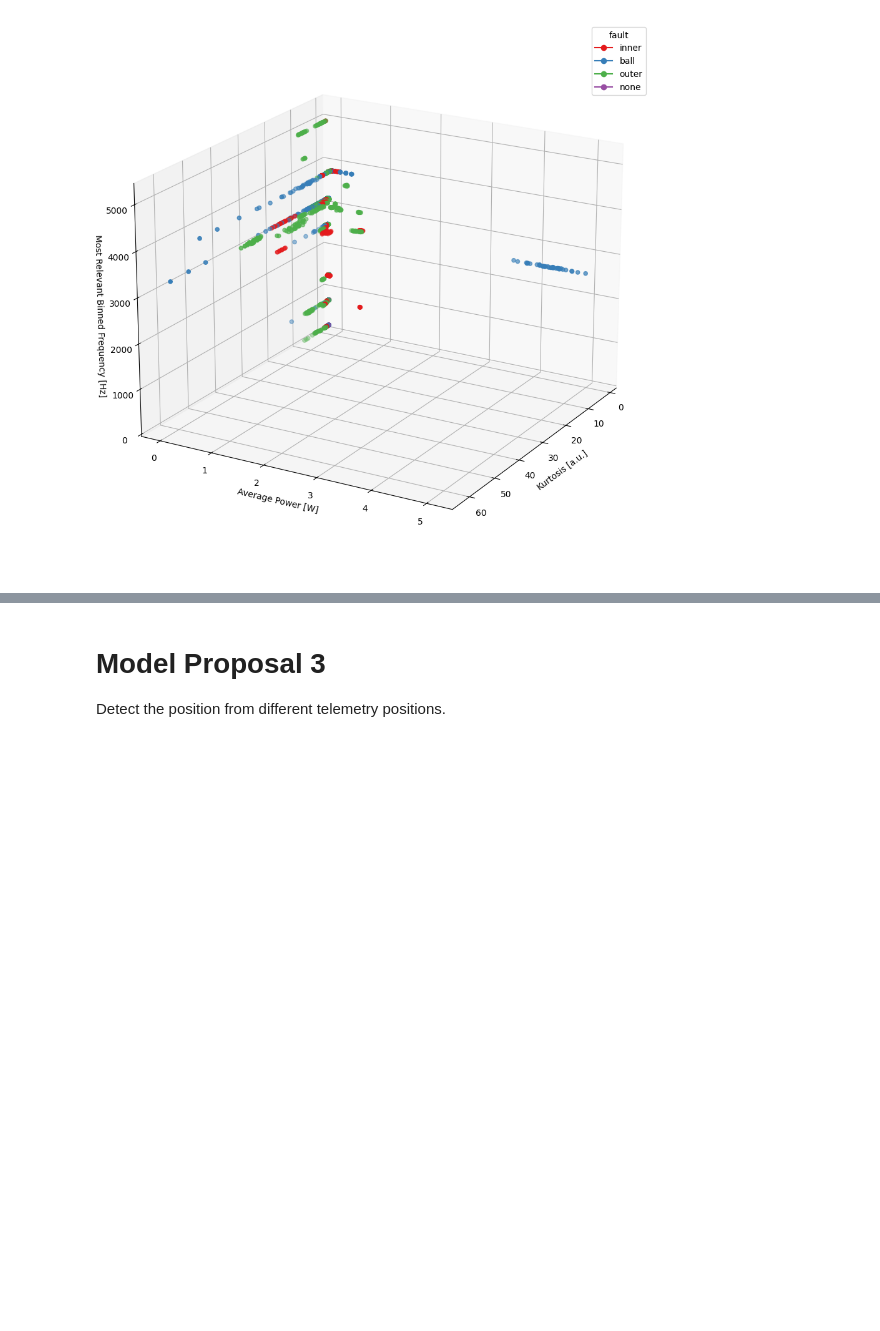
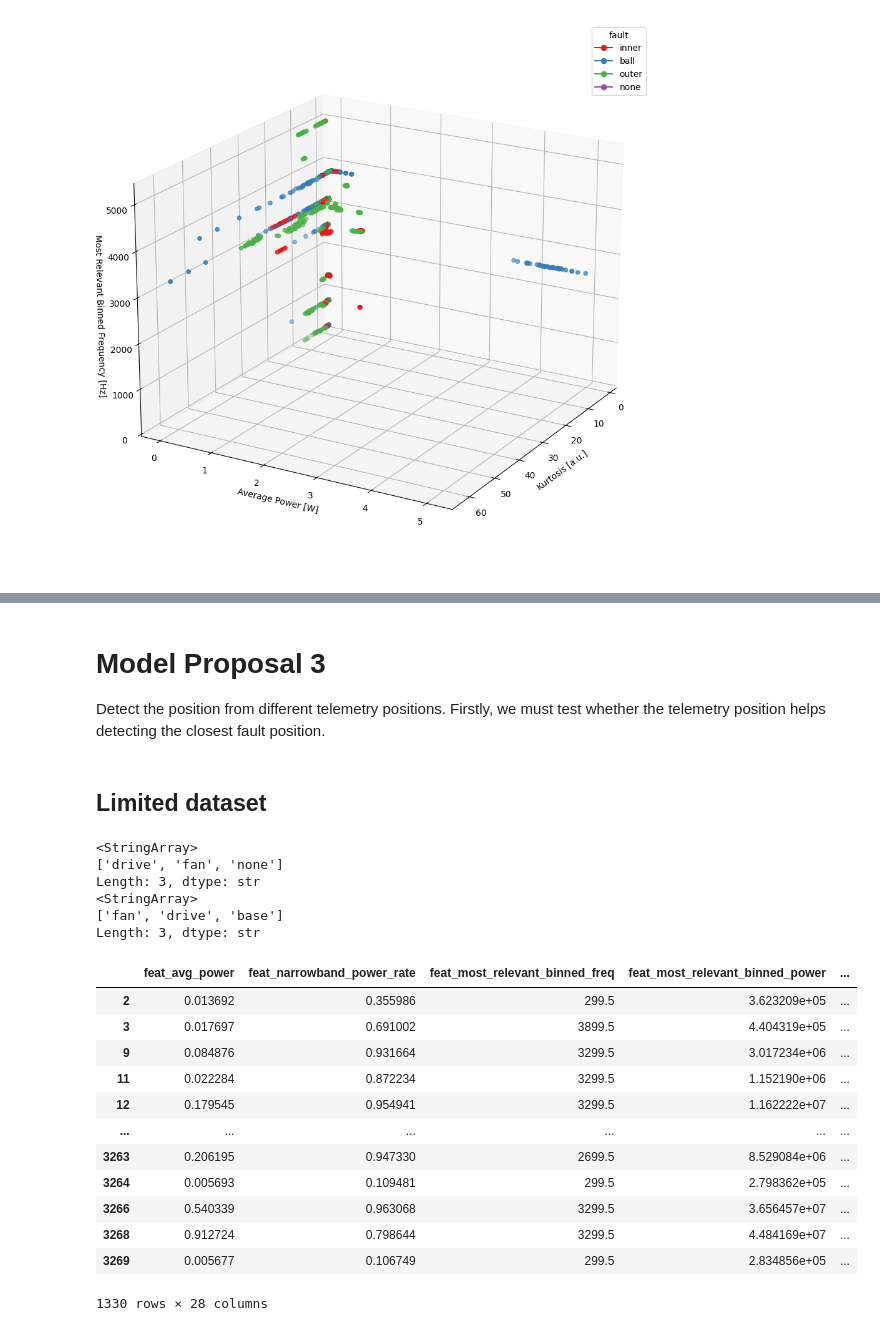
Before and after one commit to Leomares/crwu-fault-detection, a Jupyter notebook: notebooks/model-training.ipynb, the cells around one changed output, grey strips where cells are left out. Saved outputs shown, nothing was run; the diff lists cells and outputs as text; code cells hidden in the pictures; blank space fills up the shorter version.

```diff
--- a/notebooks/model-training.ipynb
+++ b/notebooks/model-training.ipynb
@@ -327,3 +330,41 @@ xgboost:
 # %% [markdown]
 # Model Proposal 3
-Detect the position from different telemetry positions.
+Detect the position from different telemetry positions. Firstly, we must test whether the telemetry position helps detecting the closest fault position.
+# %% [markdown]
+## Limited dataset
+# %%
+curr_dataset = oh_faulty_dataset.copy()
+curr_dataset["fault_position"] = curr_dataset["fault_position"].apply(lambda x: "none" if not pd.notna(x) else "drive" if "drive" in x else x)
+curr_dataset["has_fault"] = curr_dataset["fault_position"].apply(lambda x: int(x != "none"))
+curr_dataset["telemetry_position"] = curr_dataset["telemetry_position"].map({
+    "FE_0":"fan",
+    "DE_0":"drive",
+    "BA_0":"base"
+})
+# %%
+print(curr_dataset["fault_position"].unique())
+print(curr_dataset["telemetry_position"].unique())
+# %% [output]
+<StringArray>
+['drive', 'fan', 'none']
+Length: 3, dtype: str
+<StringArray>
+['fan', 'drive', 'base']
+Length: 3, dtype: str
+# %%
+limited_dataset = curr_dataset[(curr_dataset["fault_position"] == curr_dataset["telemetry_position"]) | (curr_dataset["fault_position"] == "none")]
+limited_dataset
+# %% [output]
+|  | feat_avg_power | feat_narrowband_power_rate | feat_most_relevant_binned_freq | feat_most_relevant_binned_power | ... |
+| 2 | 0.013692 | 0.355986 | 299.5 | 3.623209e+05 | ... |
+| 3 | 0.017697 | 0.691002 | 3899.5 | 4.404319e+05 | ... |
+| 9 | 0.084876 | 0.931664 | 3299.5 | 3.017234e+06 | ... |
+| 11 | 0.022284 | 0.872234 | 3299.5 | 1.152190e+06 | ... |
+| 12 | 0.179545 | 0.954941 | 3299.5 | 1.162222e+07 | ... |
+| ... | ... | ... | ... | ... | ... |
+| 3263 | 0.206195 | 0.947330 | 2699.5 | 8.529084e+06 | ... |
+| 3264 | 0.005693 | 0.109481 | 299.5 | 2.798362e+05 | ... |
+| 3266 | 0.540339 | 0.963068 | 3299.5 | 3.656457e+07 | ... |
+| 3268 | 0.912724 | 0.798644 | 3299.5 | 4.484169e+07 | ... |
+| 3269 | 0.005677 | 0.106749 | 299.5 | 2.834856e+05 | ... |
+1330 rows × 28 columns
```
Also changed, not shown: parts of 35 cells of this notebook, 5 other files.
